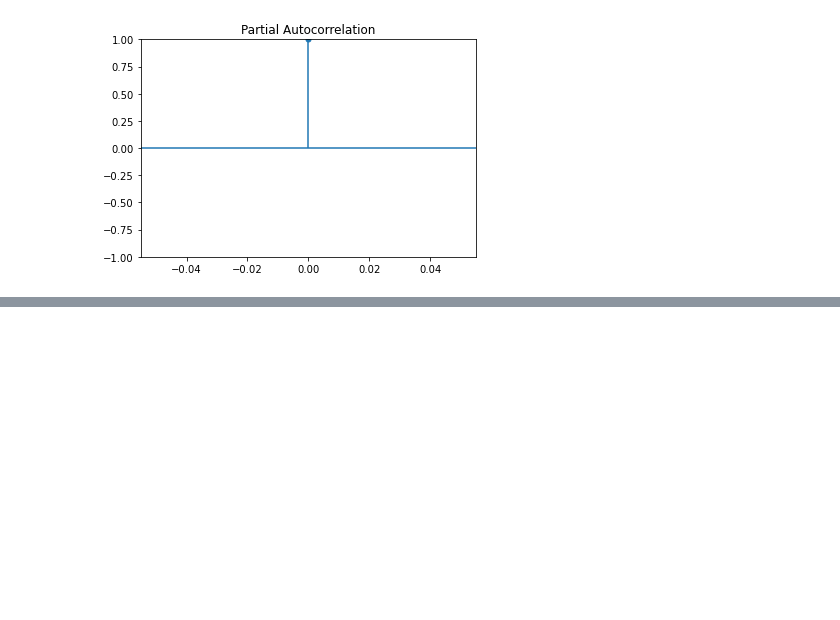
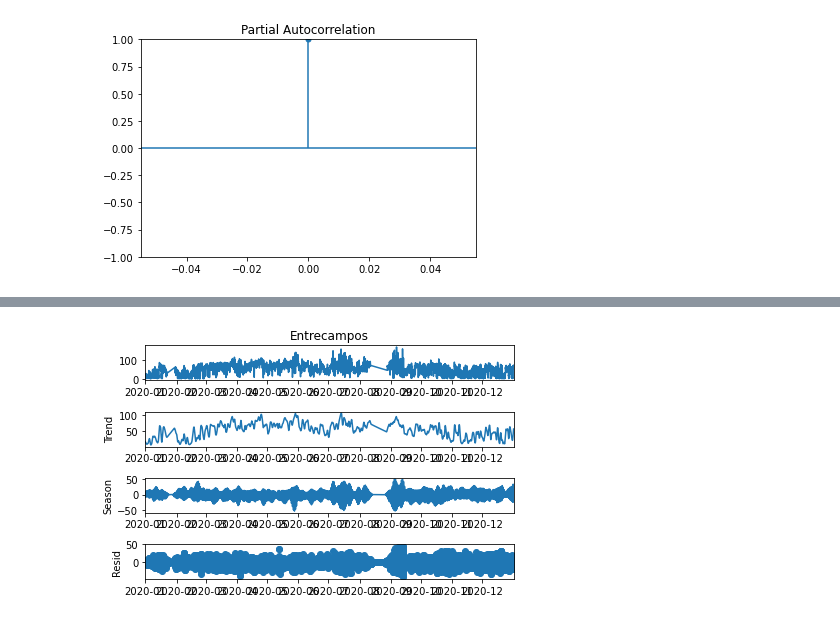
Before and after one commit to marcoHoev/time-series, a Jupyter notebook: data.ipynb, the cells around one changed output, grey strips where cells are left out. Cells and saved outputs as stored; diff of their text form; code cells hidden in the pictures; blank space fills up the shorter version.

```diff
--- a/data.ipynb
+++ b/data.ipynb
@@ -90,0 +108,6 @@ plot_pacf(antas)
+# %%
+res = STL(entrecampos).fit()
+res.plot()
+plt.show()
+# %% [output]
+[figure, added]
```
Also changed, not shown: parts of 7 cells of this notebook.
